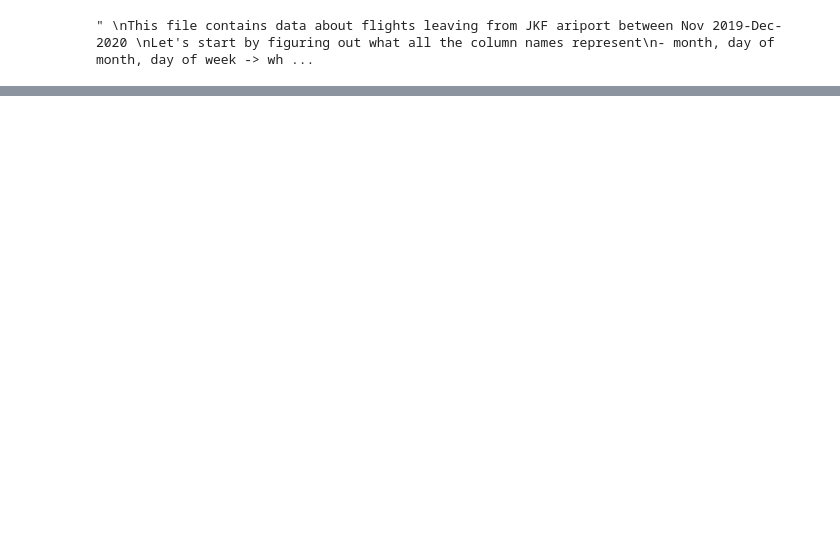
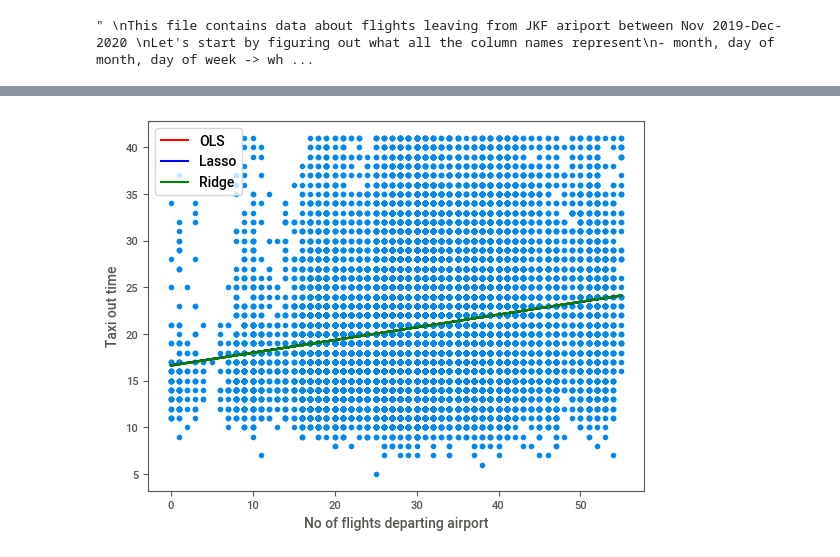
Before and after one commit to iresden/Assignment_6_Taxi_Out, a Jupyter notebook: flights_taxi_out.ipynb, the cells around one changed output, grey strips where cells are left out. Saved outputs shown, nothing was run; the diff lists cells and outputs as text; code cells hidden in the pictures; blank space fills up the shorter version.

Commit message:
Added simple linear regression and to-do's

```diff
--- a/flights_taxi_out.ipynb
+++ b/flights_taxi_out.ipynb
@@ -44,0 +97,8 @@ flights_data.head()
+# %%
+## We can see a high correlation to no of flights leaving (sch_dep), carrier, condition, destination
+
+## dep variable (y) is the taxi_out time - presumably in minutes?
+y = flights_data.iloc[:, 22].values.reshape(-1,1)
+
+## let's take sch_dep as the indep variable (X)
+X = flights_data.iloc[:, -3].values.reshape(-1,1)
@@ -44,0 +134,13 @@ flights_data.head()
+# %%
+## We can also try Lasso or Ridge, which is Linear Regression with penalties according to alpha coefficients
+
+model_lasso = Lasso(alpha=0.10) ##this has defined the Lasso model
+model_lasso.fit(X, y) # this uses the model on our values X and y
+pred_y_lasso = model_lasso.predict(X) # this gives us the predicted value of y according to X in the lasso linear regression model
+
+lasso_df = pd.DataFrame({
+    'Actual taxi out':y.flatten(),
+    'Predicted taxi out':pred_y_lasso.flatten()
+})
+
+lasso_df
@@ -44,0 +161,13 @@ flights_data.head()
+# %%
+##Let's also try out Ridge
+
+model_ridge = Ridge(alpha=0.01) ## define the Ridge model
+model_ridge.fit(X, y) # fit the model to our data
+pred_y_ridge = model_ridge.predict(X) #predict the y data according to our X
+
+ridge_df = pd.DataFrame({
+    'Actual taxi out':y.flatten(),
+    'Predicted taxi out':pred_y_ridge.flatten()
+})
+
+ridge_df
@@ -44,0 +188,13 @@ flights_data.head()
+# %%
+## plot scatter plot
+plt.scatter(X, y)
+plt.plot(X, y_pred, color='red', label='OLS')
+plt.plot(X, pred_y_lasso, color='blue', label='Lasso')
+plt.plot(X, pred_y_ridge, color='green', label='Ridge')
+
+plt.xlabel('No of flights departing airport')
+plt.ylabel('Taxi out time')
+plt.legend()
+plt.show()
+# %% [output]
+[figure, added]
```
Also changed, not shown: parts of 8 cells of this notebook, 1 other file.
